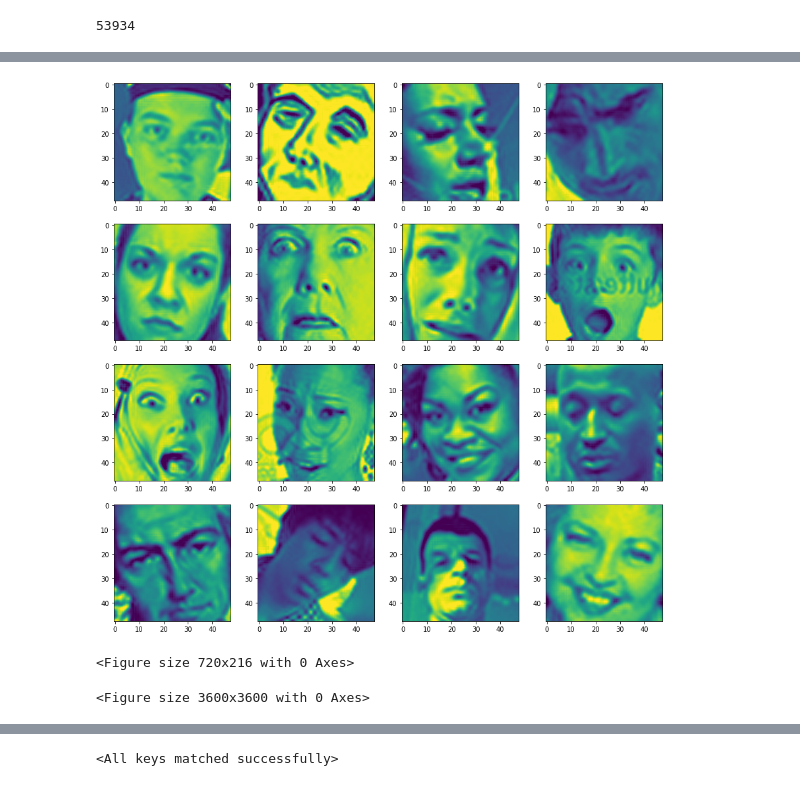
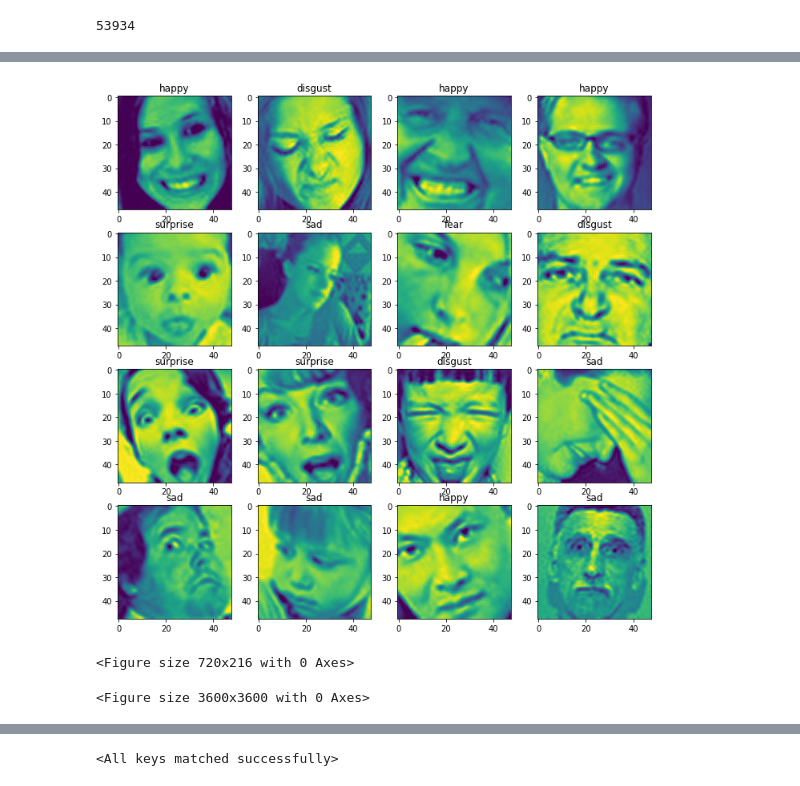
Before and after one commit to Mainakdeb/Facial_Expression_Classifier, a Jupyter notebook: FER_PyTorch.ipynb, the cells around one changed output, grey strips where cells are left out. Cells and saved outputs as stored; diff of their text form; code cells hidden in the pictures.

Commit message:
fix label offset

```diff
--- a/FER_PyTorch.ipynb
+++ b/FER_PyTorch.ipynb
@@ -197,0 +224,26 @@ train_loader = torch.utils.data.DataLoader(
+# %%
+def get_num_correct(preds, labels):
+    return preds.argmax(dim=1).eq(labels).sum().item()
+
+class Network(nn.Module):
+    def __init__(self):
+        super(Network, self).__init__()
+        self.conv1 = nn.Conv2d(in_channels=1, out_channels=6, kernel_size=5, stride=1, padding=0,)
+        self.pool = nn.MaxPool2d(2, 2)
+        self.conv2 = nn.Conv2d(6, 16, 5)
+        self.fc1 = nn.Linear(16 * 9 * 9, 300)
+        self.fc2 = nn.Linear(300, 60)
+        self.fc3 = nn.Linear(60, 7)
+
+    def forward(self, x):
+        x = self.pool(F.relu(self.conv1(x)))
+        x = self.pool(F.relu(self.conv2(x)))
+
+        #print(x.shape)
+        x = x.view(-1, 16 * 9 * 9)
+        x = F.relu(self.fc1(x))
+        x = F.relu(self.fc2(x))
+        x = self.fc3(x)
+        return x
+
+network=Network()
@@ -198,18 +323,28 @@ train_loader = torch.utils.data.DataLoader(
+# %%
+emotions = ['angry', 'disgust', 'fear', 'happy', 'sad', 'surprise', 'neutral']
 # %%
-fig, axs = plt.subplots(4, 4, figsize=(15,15))
+fig, axs = plt.subplots(4, 4, figsize=(12,12))
 fig = plt.figure(figsize=(10,3))
 trans = transforms.ToPILImage()
 plt.figure(figsize=(50,50))
 
 for i in range(4):
     for j in range(4):
-        for image_list in (train_loader):
-            np_image=image_list[0][0]
-            x=np_image.squeeze()
+        for image_list in (val_loader):
+            p_image=image_list[0][0]
+            x=p_image.squeeze()
             axs[j,i].imshow(x, interpolation='sinc')
+
+            with torch.no_grad():
+              network.eval()
+              lab=network(p_image.unsqueeze(0))
+              max_index = np.argmax(lab[0])
+              predicted_emotion = emotions[max_index]
+
+            axs[j,i].title.set_text(predicted_emotion)
             break
 plt.show()
 # %% [output]
-[figure, old version]
+[figure, new version]
 <Figure size 720x216 with 0 Axes>
 <Figure size 3600x3600 with 0 Axes>
```
Also changed, not shown: parts of 25 cells of this notebook.
